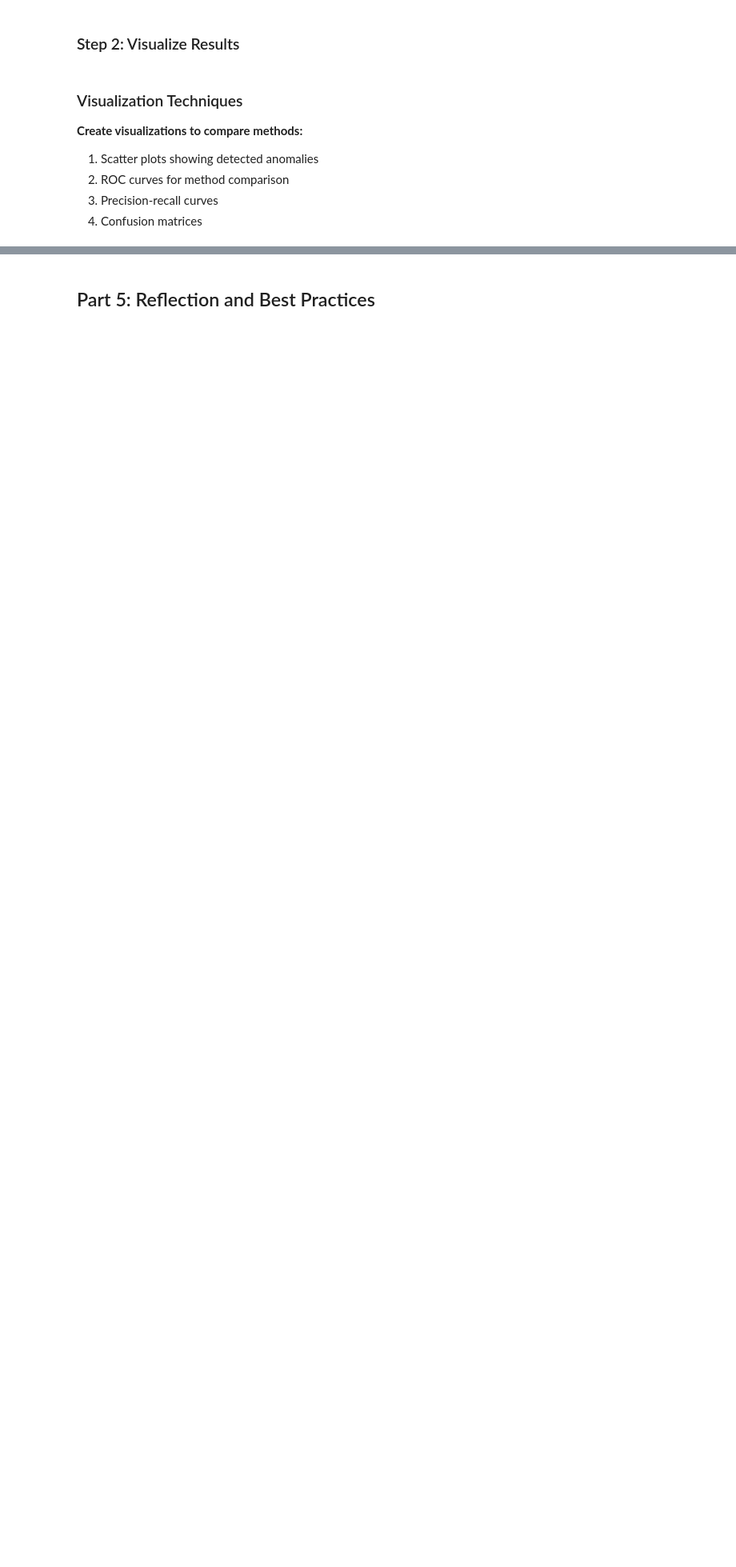
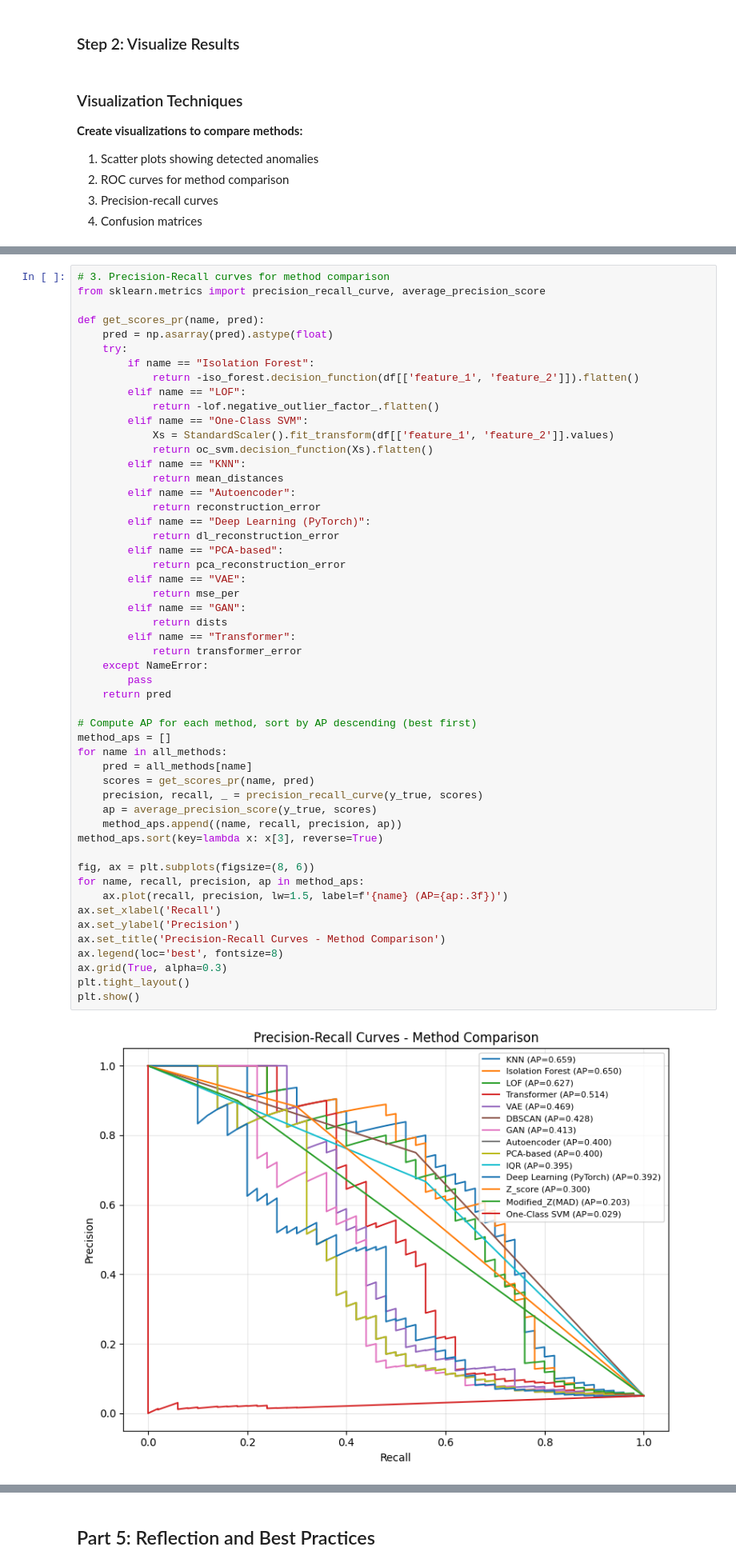
Before and after one commit to NickDulvy/aida-lab-my-work, a Jupyter notebook: module-04/4_1_detecting_anomalies_with_ai.ipynb, the cells around one changed output, grey strips where cells are left out. Shown at 80% size. Saved outputs shown, nothing was run; the diff lists cells and outputs as text; blank space fills up the shorter version.

```diff
--- a/module-04/4_1_detecting_anomalies_with_ai.ipynb
+++ b/module-04/4_1_detecting_anomalies_with_ai.ipynb
@@ -515,0 +1096,54 @@ plt.show()
+# %%
+# 3. Precision-Recall curves for method comparison
+from sklearn.metrics import precision_recall_curve, average_precision_score
+
+def get_scores_pr(name, pred):
+    pred = np.asarray(pred).astype(float)
+    try:
+        if name == "Isolation Forest":
+            return -iso_forest.decision_function(df[['feature_1', 'feature_2']]).flatten()
+        elif name == "LOF":
+            return -lof.negative_outlier_factor_.flatten()
+        elif name == "One-Class SVM":
+            Xs = StandardScaler().fit_transform(df[['feature_1', 'feature_2']].values)
+            return oc_svm.decision_function(Xs).flatten()
+        elif name == "KNN":
+            return mean_distances
+        elif name == "Autoencoder":
+            return reconstruction_error
+        elif name == "Deep Learning (PyTorch)":
+            return dl_reconstruction_error
+        elif name == "PCA-based":
+            return pca_reconstruction_error
+        elif name == "VAE":
+            return mse_per
+        elif name == "GAN":
+            return dists
+        elif name == "Transformer":
+            return transformer_error
+    except NameError:
+        pass
+    return pred
+
+# Compute AP for each method, sort by AP descending (best first)
+method_aps = []
+for name in all_methods:
+    pred = all_methods[name]
+    scores = get_scores_pr(name, pred)
+    precision, recall, _ = precision_recall_curve(y_true, scores)
+    ap = average_precision_score(y_true, scores)
+    method_aps.append((name, recall, precision, ap))
+method_aps.sort(key=lambda x: x[3], reverse=True)
+
+fig, ax = plt.subplots(figsize=(8, 6))
+for name, recall, precision, ap in method_aps:
+    ax.plot(recall, precision, lw=1.5, label=f'{name} (AP={ap:.3f})')
+ax.set_xlabel('Recall')
+ax.set_ylabel('Precision')
+ax.set_title('Precision-Recall Curves - Method Comparison')
+ax.legend(loc='best', fontsize=8)
+ax.grid(True, alpha=0.3)
+plt.tight_layout()
+plt.show()
+# %% [output]
+[figure, added]
```
Also changed, not shown: parts of 17 cells of this notebook.
